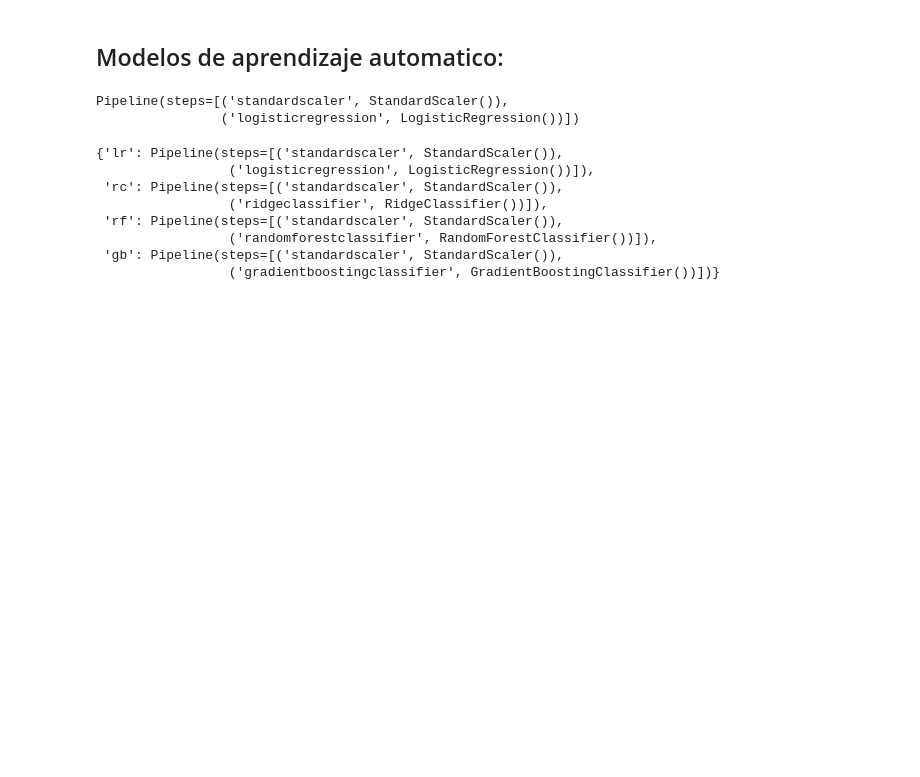
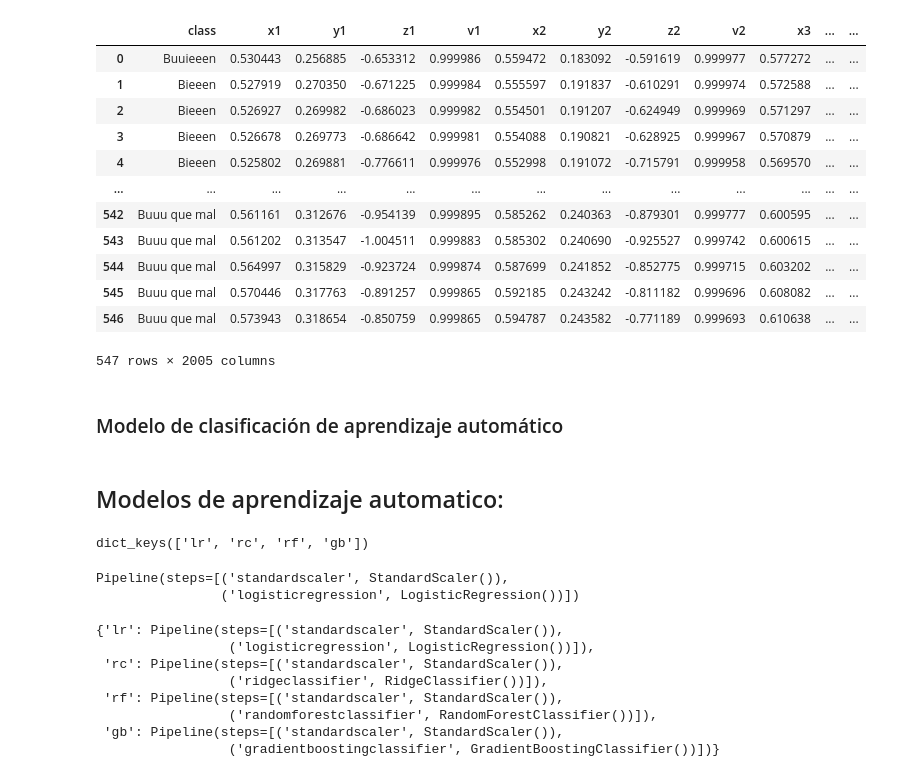
Before and after one commit to rosaainz/deteccion-lsm-mediapipe, a Jupyter notebook: holistic.ipynb, the cells around one changed output. Drawn from its saved outputs; the diff is of its cells as text; code cells hidden in the pictures; blank space fills up the shorter version.

```diff
--- a/holistic.ipynb
+++ b/holistic.ipynb
@@ -255,3 +426,21 @@ X_train, X_test, y_train, y_test = train_test_split(X, y, test_size=0.3, random_
+# %%
+df #marco de datos completo, deben de ser 548 filas
+# %% [output]
+|  | class | x1 | y1 | z1 | v1 | x2 | y2 | z2 | v2 | x3 | ... | ... |
+| 0 | Buuieeen | 0.530443 | 0.256885 | -0.653312 | 0.999986 | 0.559472 | 0.183092 | -0.591619 | 0.999977 | 0.577272 | ... | ... |
+| 1 | Bieeen | 0.527919 | 0.270350 | -0.671225 | 0.999984 | 0.555597 | 0.191837 | -0.610291 | 0.999974 | 0.572588 | ... | ... |
+| 2 | Bieeen | 0.526927 | 0.269982 | -0.686023 | 0.999982 | 0.554501 | 0.191207 | -0.624949 | 0.999969 | 0.571297 | ... | ... |
+| 3 | Bieeen | 0.526678 | 0.269773 | -0.686642 | 0.999981 | 0.554088 | 0.190821 | -0.628925 | 0.999967 | 0.570879 | ... | ... |
+| 4 | Bieeen | 0.525802 | 0.269881 | -0.776611 | 0.999976 | 0.552998 | 0.191072 | -0.715791 | 0.999958 | 0.569570 | ... | ... |
+| ... | ... | ... | ... | ... | ... | ... | ... | ... | ... | ... | ... | ... |
+| 542 | Buuu que mal | 0.561161 | 0.312676 | -0.954139 | 0.999895 | 0.585262 | 0.240363 | -0.879301 | 0.999777 | 0.600595 | ... | ... |
+| 543 | Buuu que mal | 0.561202 | 0.313547 | -1.004511 | 0.999883 | 0.585302 | 0.240690 | -0.925527 | 0.999742 | 0.600615 | ... | ... |
+| 544 | Buuu que mal | 0.564997 | 0.315829 | -0.923724 | 0.999874 | 0.587699 | 0.241852 | -0.852775 | 0.999715 | 0.603202 | ... | ... |
+| 545 | Buuu que mal | 0.570446 | 0.317763 | -0.891257 | 0.999865 | 0.592185 | 0.243242 | -0.811182 | 0.999696 | 0.608082 | ... | ... |
+| 546 | Buuu que mal | 0.573943 | 0.318654 | -0.850759 | 0.999865 | 0.594787 | 0.243582 | -0.771189 | 0.999693 | 0.610638 | ... | ... |
+547 rows × 2005 columns
+# %% [markdown]
+### Modelo de clasificación de aprendizaje automático
 # %%
 from sklearn.pipeline import make_pipeline
 from sklearn.preprocessing import StandardScaler
@@ -267,6 +456,10 @@ pipelines = {
     'rf':make_pipeline(StandardScaler(), RandomForestClassifier()),
     'gb':make_pipeline(StandardScaler(), GradientBoostingClassifier()),
 }
+# %%
+pipelines.keys()
+# %% [output]
+dict_keys(['lr', 'rc', 'rf', 'gb'])
 # %%
 list(pipelines.values())[0]
 # %% [output]
```
Also changed, not shown: parts of 109 cells of this notebook, 2 other files.
